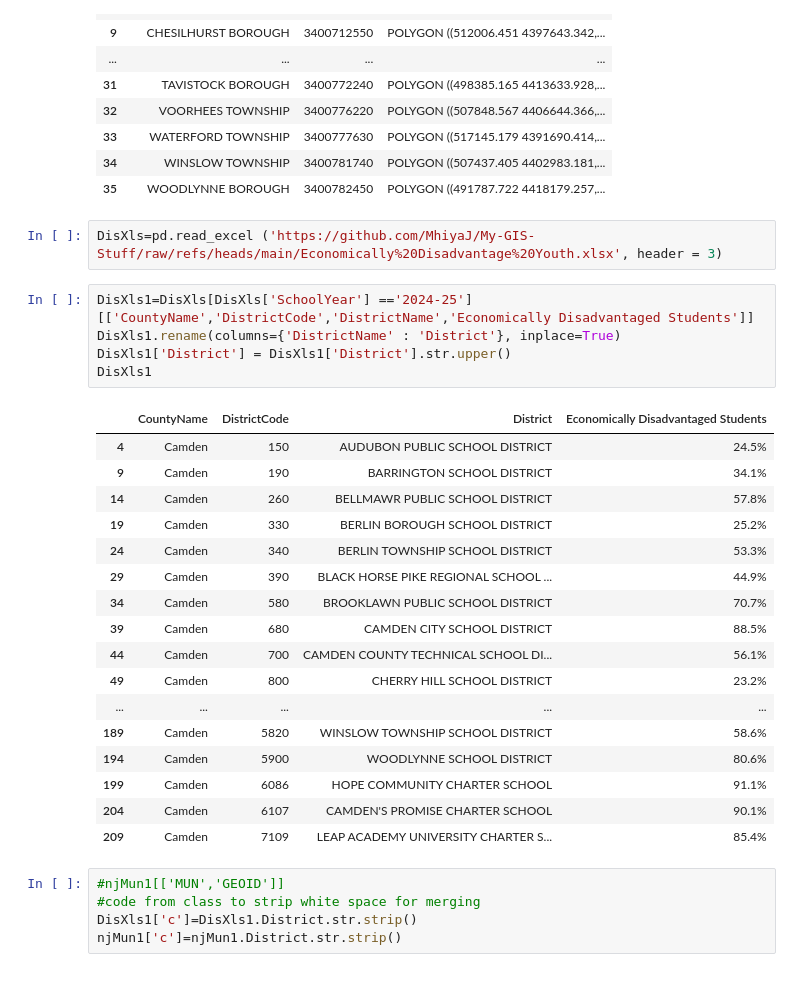
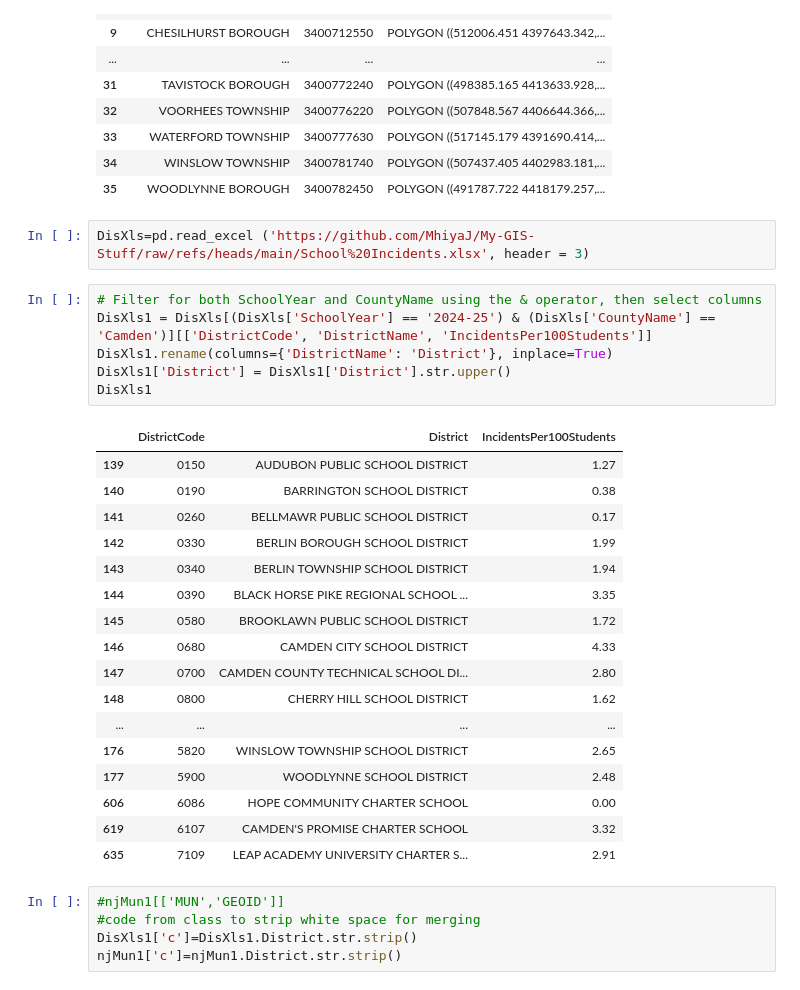
Before and after one commit to MhiyaJ/My-GIS-Stuff, a Jupyter notebook: After School Programs.ipynb, the cells around one changed output. Drawn from its saved outputs; the diff is of its cells as text.

```diff
--- a/After School Programs.ipynb
+++ b/After School Programs.ipynb
@@ -94,30 +94,31 @@ njMun1
 | 34 | WINSLOW TOWNSHIP | 3400781740 | POLYGON ((507437.405 4402983.181,... |
 | 35 | WOODLYNNE BOROUGH | 3400782450 | POLYGON ((491787.722 4418179.257,... |
 # %%
-DisXls=pd.read_excel ('https://github.com/MhiyaJ/My-GIS-Stuff/raw/refs/heads/main/Economically%20Disadvantage%20Youth.xlsx', header = 3)
+DisXls=pd.read_excel ('https://github.com/MhiyaJ/My-GIS-Stuff/raw/refs/heads/main/School%20Incidents.xlsx', header = 3)
 # %%
-DisXls1=DisXls[DisXls['SchoolYear'] =='2024-25'][['CountyName','DistrictCode','DistrictName','Economically Disadvantaged Students']]
-DisXls1.rename(columns={'DistrictName' : 'District'}, inplace=True)
+# Filter for both SchoolYear and CountyName using the & operator, then select columns
+DisXls1 = DisXls[(DisXls['SchoolYear'] == '2024-25') & (DisXls['CountyName'] == 'Camden')][['DistrictCode', 'DistrictName', 'IncidentsPer100Students']]
+DisXls1.rename(columns={'DistrictName': 'District'}, inplace=True)
 DisXls1['District'] = DisXls1['District'].str.upper()
 DisXls1
 # %% [output]
-|  | CountyName | DistrictCode | District | Economically Disadvantaged Students |
-| 4 | Camden | 150 | AUDUBON PUBLIC SCHOOL DISTRICT | 24.5% |
-| 9 | Camden | 190 | BARRINGTON SCHOOL DISTRICT | 34.1% |
-| 14 | Camden | 260 | BELLMAWR PUBLIC SCHOOL DISTRICT | 57.8% |
-| 19 | Camden | 330 | BERLIN BOROUGH SCHOOL DISTRICT | 25.2% |
-| 24 | Camden | 340 | BERLIN TOWNSHIP SCHOOL DISTRICT | 53.3% |
-| 29 | Camden | 390 | BLACK HORSE PIKE REGIONAL SCHOOL ... | 44.9% |
-| 34 | Camden | 580 | BROOKLAWN PUBLIC SCHOOL DISTRICT | 70.7% |
-| 39 | Camden | 680 | CAMDEN CITY SCHOOL DISTRICT | 88.5% |
-| 44 | Camden | 700 | CAMDEN COUNTY TECHNICAL SCHOOL DI... | 56.1% |
-| 49 | Camden | 800 | CHERRY HILL SCHOOL DISTRICT | 23.2% |
-| ... | ... | ... | ... | ... |
-| 189 | Camden | 5820 | WINSLOW TOWNSHIP SCHOOL DISTRICT | 58.6% |
-| 194 | Camden | 5900 | WOODLYNNE SCHOOL DISTRICT | 80.6% |
-| 199 | Camden | 6086 | HOPE COMMUNITY CHARTER SCHOOL | 91.1% |
-| 204 | Camden | 6107 | CAMDEN'S PROMISE CHARTER SCHOOL | 90.1% |
-| 209 | Camden | 7109 | LEAP ACADEMY UNIVERSITY CHARTER S... | 85.4% |
+|  | DistrictCode | District | IncidentsPer100Students |
+| 139 | 0150 | AUDUBON PUBLIC SCHOOL DISTRICT | 1.27 |
+| 140 | 0190 | BARRINGTON SCHOOL DISTRICT | 0.38 |
+| 141 | 0260 | BELLMAWR PUBLIC SCHOOL DISTRICT | 0.17 |
+| 142 | 0330 | BERLIN BOROUGH SCHOOL DISTRICT | 1.99 |
+| 143 | 0340 | BERLIN TOWNSHIP SCHOOL DISTRICT | 1.94 |
+| 144 | 0390 | BLACK HORSE PIKE REGIONAL SCHOOL ... | 3.35 |
+| 145 | 0580 | BROOKLAWN PUBLIC SCHOOL DISTRICT | 1.72 |
+| 146 | 0680 | CAMDEN CITY SCHOOL DISTRICT | 4.33 |
+| 147 | 0700 | CAMDEN COUNTY TECHNICAL SCHOOL DI... | 2.80 |
+| 148 | 0800 | CHERRY HILL SCHOOL DISTRICT | 1.62 |
+| ... | ... | ... | ... |
+| 176 | 5820 | WINSLOW TOWNSHIP SCHOOL DISTRICT | 2.65 |
+| 177 | 5900 | WOODLYNNE SCHOOL DISTRICT | 2.48 |
+| 606 | 6086 | HOPE COMMUNITY CHARTER SCHOOL | 0.00 |
+| 619 | 6107 | CAMDEN'S PROMISE CHARTER SCHOOL | 3.32 |
+| 635 | 7109 | LEAP ACADEMY UNIVERSITY CHARTER S... | 2.91 |
 # %%
 #njMun1[['MUN','GEOID']]
 #code from class to strip white space for merging
```
Also changed, not shown: parts of 9 cells of this notebook.
